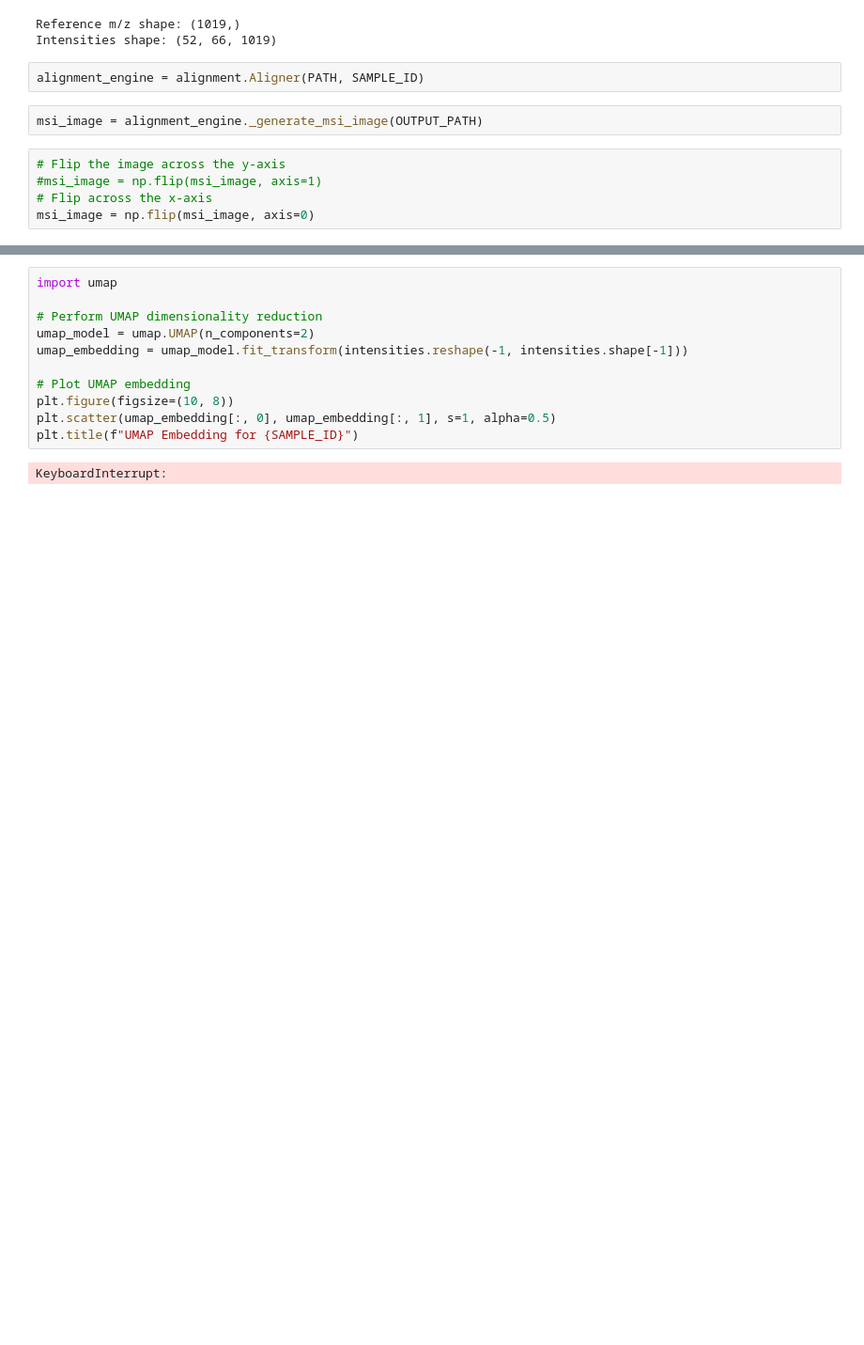
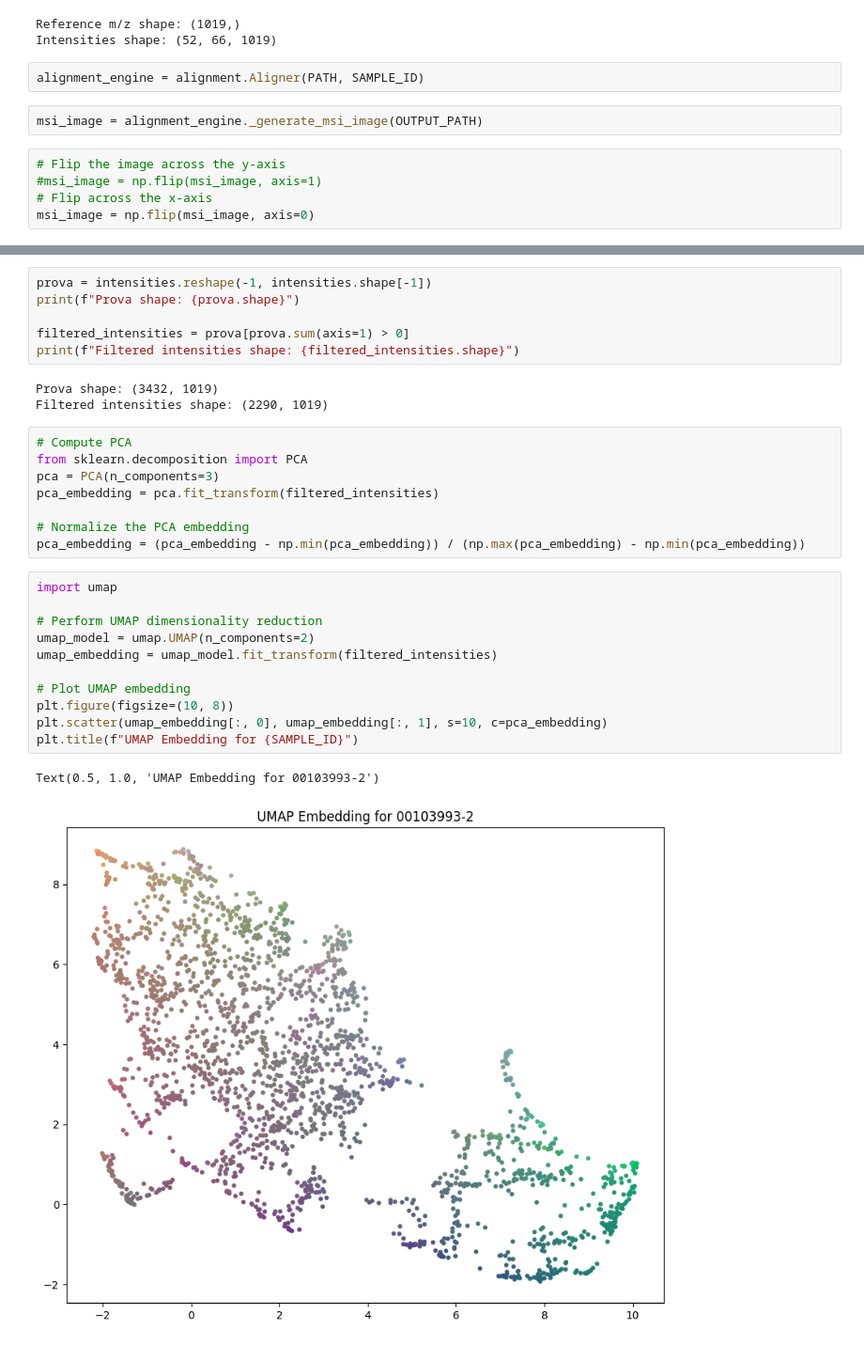
Before and after one commit to sifrimlab/FOCUS, a Jupyter notebook: notebooks/explore_msi.ipynb, the cells around one changed output, grey strips where cells are left out. Shown: that part at 94% size. Cells and saved outputs as stored; diff of their text form; blank space fills up the shorter version.

```diff
--- a/notebooks/explore_msi.ipynb
+++ b/notebooks/explore_msi.ipynb
@@ -60,13 +58,31 @@ Text(0.5, 1.0, 'MSI Image for 00103993-2')
+# %%
+prova = intensities.reshape(-1, intensities.shape[-1])
+print(f"Prova shape: {prova.shape}")
+
+filtered_intensities = prova[prova.sum(axis=1) > 0]
+print(f"Filtered intensities shape: {filtered_intensities.shape}")
+# %% [output]
+Prova shape: (3432, 1019)
+Filtered intensities shape: (2290, 1019)
+# %%
+# Compute PCA
+from sklearn.decomposition import PCA
+pca = PCA(n_components=3)
+pca_embedding = pca.fit_transform(filtered_intensities)
+
+# Normalize the PCA embedding
+pca_embedding = (pca_embedding - np.min(pca_embedding)) / (np.max(pca_embedding) - np.min(pca_embedding))
 # %%
 import umap
 
 # Perform UMAP dimensionality reduction
 umap_model = umap.UMAP(n_components=2)
-umap_embedding = umap_model.fit_transform(intensities.reshape(-1, intensities.shape[-1]))
+umap_embedding = umap_model.fit_transform(filtered_intensities)
 
 # Plot UMAP embedding
 plt.figure(figsize=(10, 8))
-plt.scatter(umap_embedding[:, 0], umap_embedding[:, 1], s=1, alpha=0.5)
+plt.scatter(umap_embedding[:, 0], umap_embedding[:, 1], s=10, c=pca_embedding)
 plt.title(f"UMAP Embedding for {SAMPLE_ID}")
 # %% [output]
-KeyboardInterrupt:
+Text(0.5, 1.0, 'UMAP Embedding for 00103993-2')
+[figure, added]
```
Also changed, not shown: parts of 2 cells of this notebook, 7 other files.
